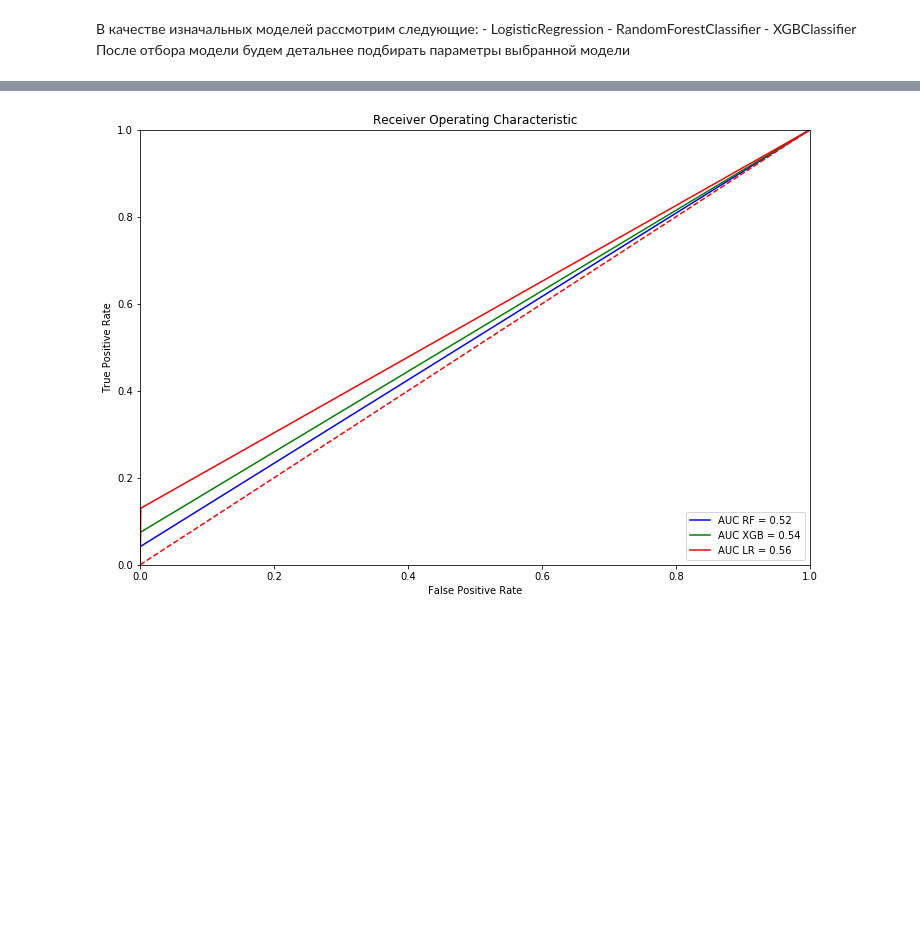
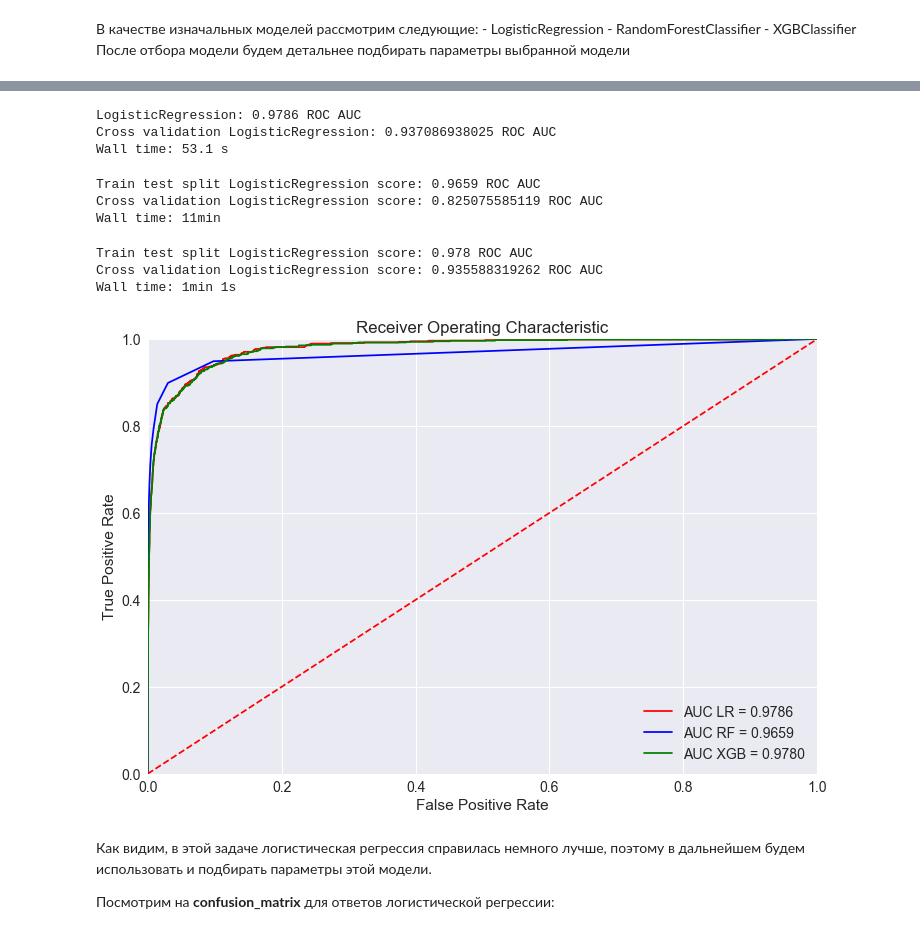
Before and after one commit to Xsardas1000/Kaggle_Alice, a Jupyter notebook: My_solution.ipynb, the cells around one changed output, grey strips where cells are left out. Cells and saved outputs as stored; diff of their text form; code cells hidden in the pictures; blank space fills up the shorter version.

```diff
--- a/My_solution.ipynb
+++ b/My_solution.ipynb
@@ -529,22 +489,62 @@ XGBoost           : 0.5371 ROC AUC
+# %%
+%%time
+clf_lr = LogisticRegression(random_state=42)
+clf_lr.fit(X_train, y_train)
+preds_lr = clf_lr.predict_proba(X_valid)[:, 1]
+print('Train test split LogisticRegression score: %s ROC AUC' % round(roc_auc_score(y_valid, preds_lr), 4))
+cross_score_lr = np.mean(cross_val_score(clf_lr, x_train_full, target, scoring = 'roc_auc', cv=tscv))
+print('Cross validation LogisticRegression score: %s ROC AUC' % cross_score_lr)
+# %% [output]
+LogisticRegression: 0.9786 ROC AUC
+Cross validation LogisticRegression: 0.937086938025 ROC AUC
+Wall time: 53.1 s
+# %%
+%%time
+clf_rf = RandomForestClassifier(random_state=42)
+clf_rf.fit(X_train, y_train)
+preds_rf = clf_rf.predict_proba(X_valid)[:, 1]
+print('Train test split RandomForestClassifier score: %s ROC AUC' % round(roc_auc_score(y_valid, preds_rf), 4))
+cross_score_rf = np.mean(cross_val_score(clf_rf, x_train_full, target, scoring = 'roc_auc', cv=tscv))
+print('Cross validation RandomForestClassifier score: %s ROC AUC' % cross_score_rf)
+# %% [output]
+Train test split LogisticRegression score: 0.9659 ROC AUC
+Cross validation LogisticRegression score: 0.825075585119 ROC AUC
+Wall time: 11min
+# %%
+%%time
+clf_xgb = xgb.XGBClassifier(random_state=42, booster = 'gblinear')
+clf_xgb.fit(X_train, y_train)
+preds_xgb = clf_xgb.predict_proba(X_valid)[:, 1]
+print('Train test split XGBClassifier score: %s ROC AUC' % round(roc_auc_score(y_valid, preds_xgb), 4))
+cross_score_xgb = np.mean(cross_val_score(clf_xgb, x_train_full, target, scoring = 'roc_auc', cv=tscv))
+print('Cross validation XGBClassifier score: %s ROC AUC' % cross_score_xgb)
+# %% [output]
+Train test split LogisticRegression score: 0.978 ROC AUC
+Cross validation LogisticRegression score: 0.935588319262 ROC AUC
+Wall time: 1min 1s
 # %%
-fpr_rf, tpr_rf, threshold = roc_curve(y_train, preds_rf)
+fpr_lr, tpr_lr, threshold = roc_curve(y_valid, preds_lr)
+roc_auc_lr = auc(fpr_lr, tpr_lr)
+fpr_rf, tpr_rf, threshold = roc_curve(y_valid, preds_rf)
 roc_auc_rf = auc(fpr_rf, tpr_rf)
-fpr_xgb, tpr_xgb, threshold = roc_curve(y_train, preds_xgb)
+fpr_xgb, tpr_xgb, threshold = roc_curve(y_valid, preds_xgb)
 roc_auc_xgb = auc(fpr_xgb, tpr_xgb)
-fpr_lr, tpr_lr, threshold = roc_curve(y_train, preds_lm)
-roc_auc_lr = auc(fpr_lr, tpr_lr)
 
 plt.figure(figsize=(12, 8))
 plt.title('Receiver Operating Characteristic')
-plt.plot(fpr_rf, tpr_rf, 'b', label = 'AUC RF = %0.2f' % roc_auc_rf)
-plt.plot(fpr_xgb, tpr_xgb, 'g', label = 'AUC XGB = %0.2f' % roc_auc_xgb)
-plt.plot(fpr_lr, tpr_lr, 'r', label = 'AUC LR = %0.2f' % roc_auc_lr)
+plt.plot(fpr_lr, tpr_lr, 'r', label = 'AUC LR = %0.4f' % roc_auc_lr)
+plt.plot(fpr_rf, tpr_rf, 'b', label = 'AUC RF = %0.4f' % roc_auc_rf)
+plt.plot(fpr_xgb, tpr_xgb, 'g', label = 'AUC XGB = %0.4f' % roc_auc_xgb)
 plt.legend(loc = 'lower right')
 plt.plot([0, 1], [0, 1],'r--')
 plt.xlim([0, 1])
 plt.ylim([0, 1])
 plt.ylabel('True Positive Rate')
 plt.xlabel('False Positive Rate')
 plt.show()
 # %% [output]
-[figure, old version]
+[figure, new version]
+# %% [markdown]
+Как видим, в этой задаче логистическая регрессия справилась немного лучше, поэтому в дальнейшем будем использовать и подбирать параметры этой модели.
+
+Посмотрим на <b>confusion_matrix</b> для ответов логистической регрессии:
```
Also changed, not shown: parts of 15 cells of this notebook.
